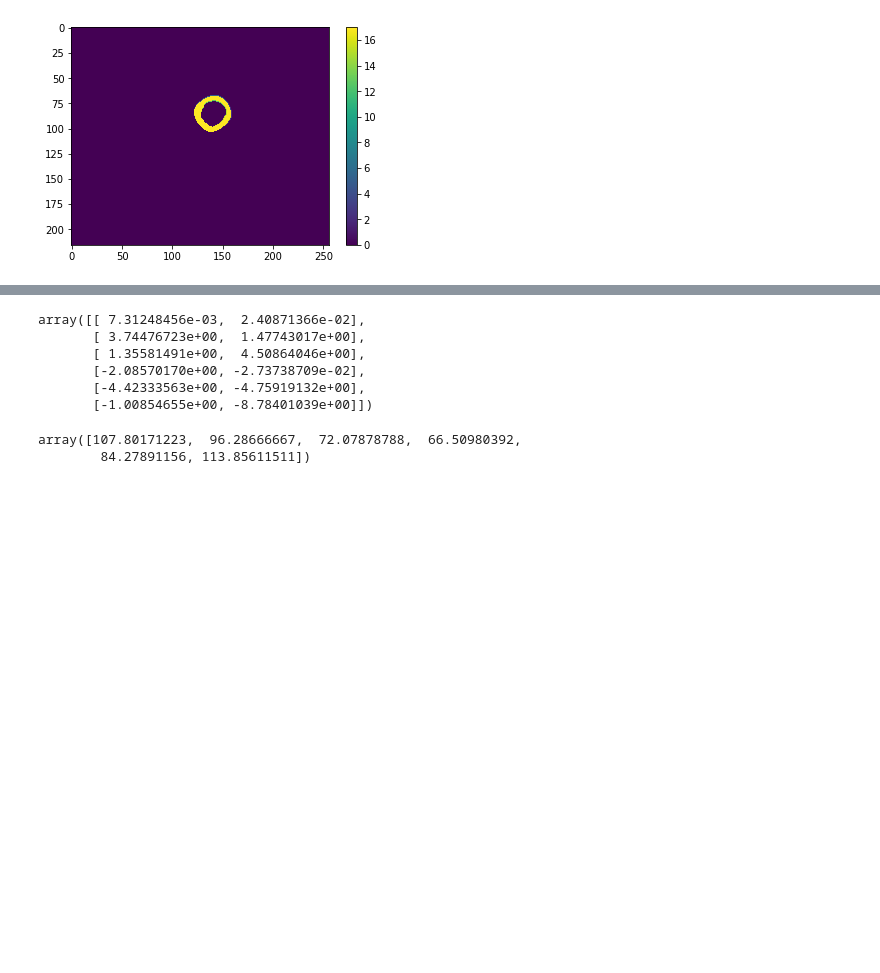
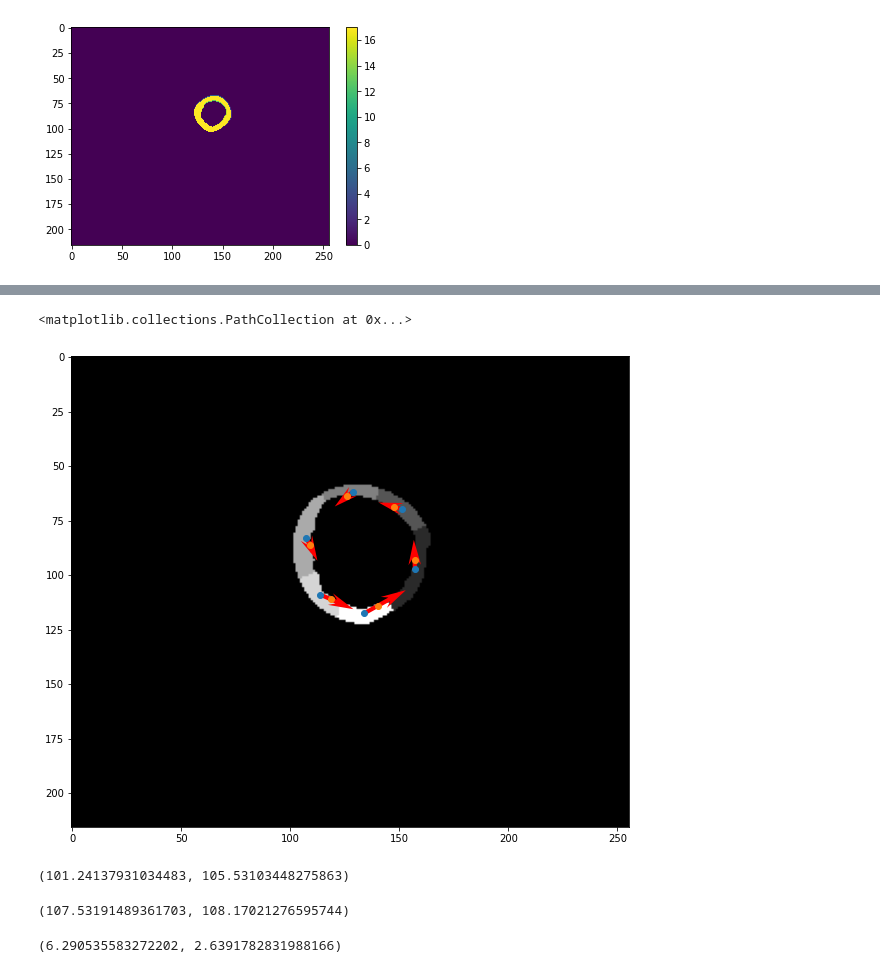
Before and after one commit to htylab/pymr_back, a Jupyter notebook: example/develop.ipynb, the cells around one changed output, grey strips where cells are left out. Saved outputs shown, nothing was run; the diff lists cells and outputs as text; code cells hidden in the pictures; blank space fills up the shorter version.

```diff
--- a/example/develop.ipynb
+++ b/example/develop.ipynb
@@ -288,14 +214,27 @@ array([[-3.74476723, -1.47743017],
-# %%
-vector
-# %% [output]
-array([[ 7.31248456e-03,  2.40871366e-02],
-       [ 3.74476723e+00,  1.47743017e+00],
-       [ 1.35581491e+00,  4.50864046e+00],
-       [-2.08570170e+00, -2.73738709e-02],
-       [-4.42333563e+00, -4.75919132e+00],
-       [-1.00854655e+00, -8.78401039e+00]])
-# %%
-dia6[:,0]
-# %% [output]
-array([107.80171223,  96.28666667,  72.07878788,  66.50980392,
-        84.27891156, 113.85611511])
+# %%
+plt.figure(figsize=(10, 10))
+plt.imshow(heart_seg_dia, cmap='gray')
+index = np.arange(6)
+plt.quiver(dia6[index, 1], dia6[index, 0] ,
+           vector[index, 1], vector[index, 0]*-1,
+           color='r', headlength=6)
+plt.scatter(dia6[index, 1], dia6[index, 0])
+plt.scatter(sys6[index, 1], sys6[index, 0])
+#plt.scatter(dia6[:, 1], dia6[:, 0])
+#plt.ylim(0, heart_seg_sys.shape[1])
+#plt.xlim(0, heart_seg_sys.shape[0])
+# %% [output]
+<matplotlib.collections.PathCollection at 0x...>
+[figure, added]
+# %%
+(dia6[index, 1], dia6[index, 0])
+# %% [output]
+(101.24137931034483, 105.53103448275863)
+# %%
+(sys6[index, 1], sys6[index, 0])
+# %% [output]
+(107.53191489361703, 108.17021276595744)
+# %%
+(vector[index, 1], vector[index, 0])
+# %% [output]
+(6.290535583272202, 2.6391782831988166)
```
Also changed, not shown: parts of 15 cells of this notebook, 4 other files.
